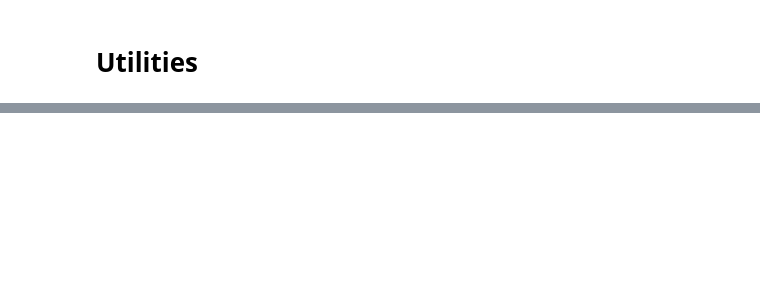
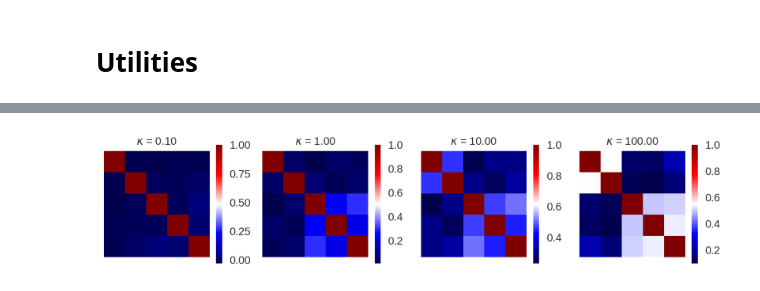
Before and after one commit to suhasshrinivasan/probabilistic-center-surround, a Jupyter notebook: haefner/hierarchical_model_forward.ipynb, the cells around one changed output, grey strips where cells are left out. Drawn from its saved outputs; the diff is of its cells as text; code cells hidden in the pictures; blank space fills up the shorter version.

```diff
--- a/haefner/hierarchical_model_forward.ipynb
+++ b/haefner/hierarchical_model_forward.ipynb
@@ -169,0 +150,14 @@ plt.hist(prior_trace["orientation"], bins=20)
+# %%
+kappas = [0.1, 1, 10, 100]
+n_samples_per_kappa = 1000
+fig, axs = plt.subplots(nrows=1, ncols=len(kappas), dpi=200, figsize=(10, 2))
+for idx, ax in enumerate(axs.ravel()):
+    prior_trace_per_kappa = sample_prior(vonmises_loc, kappas[idx], n_samples_per_kappa, valid_gabors, valid_orientations)
+    sns.heatmap(np.corrcoef(prior_trace_per_kappa["neuron"].T), ax=ax, cmap="seismic")
+    ax.set_xticks([])
+    ax.set_yticks([])
+    ax.set_aspect("equal")
+    # make kappa value as title but in small font
+    ax.set_title(f"$\kappa$ = {kappas[idx]:.2f}", fontsize=10)
+# %% [output]
+[figure, added]
```
Also changed, not shown: parts of 12 cells of this notebook, 3 other files.
